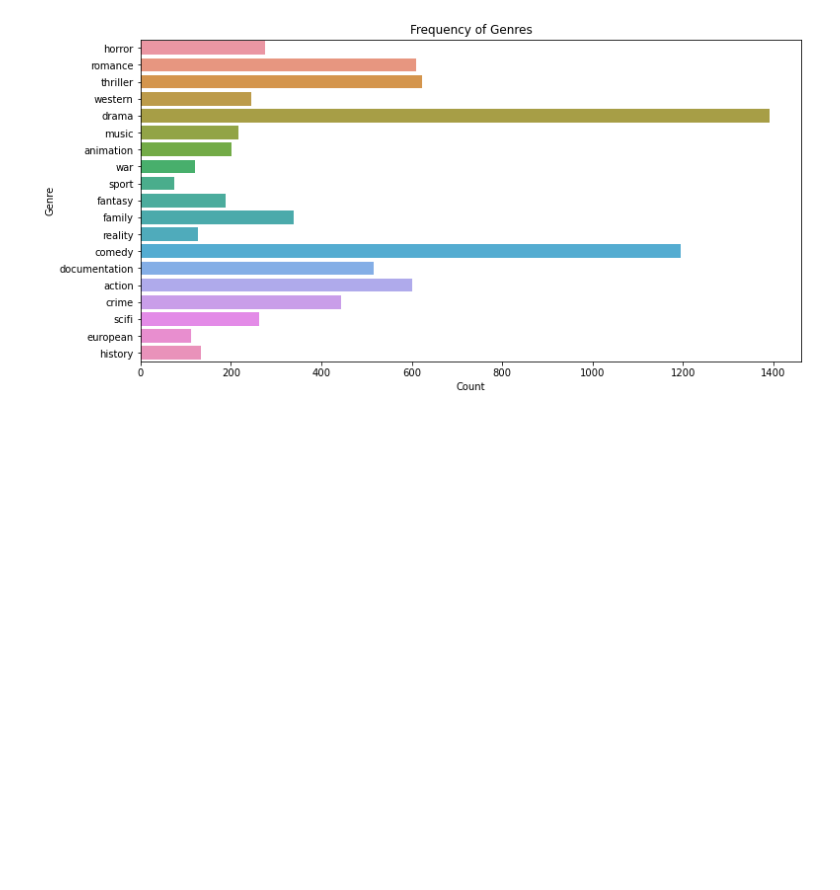
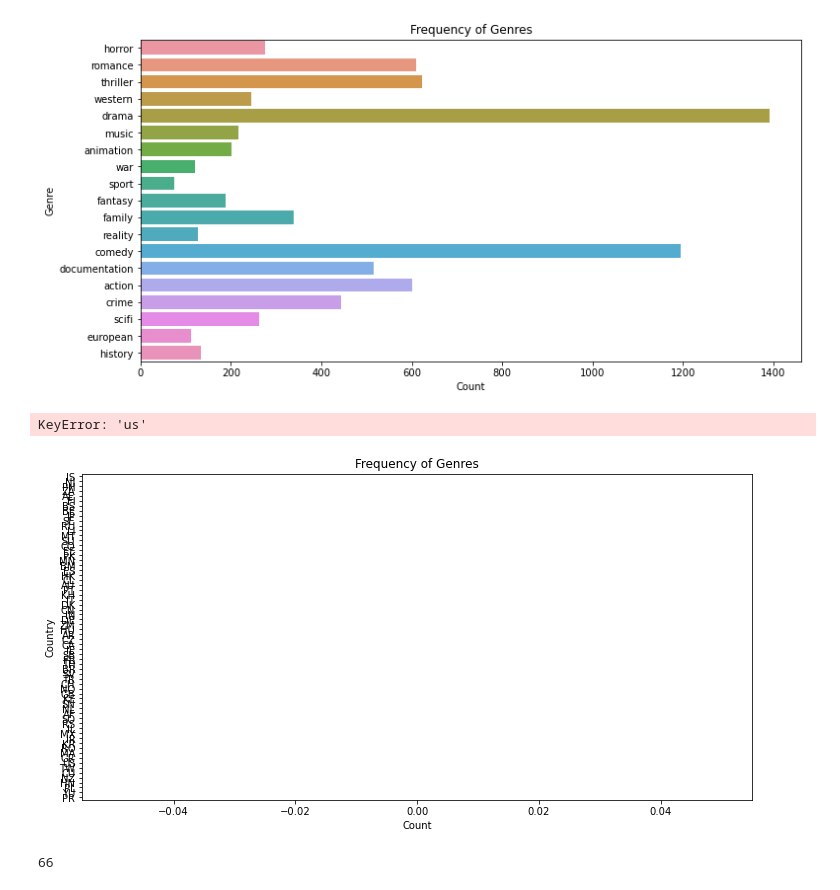
Before and after one commit to SoulTree-Lovers/DataScienceProject, a Jupyter notebook: SM/Paramount_EDA.ipynb, the cells around one changed output. Saved outputs shown, nothing was run; the diff lists cells and outputs as text; code cells hidden in the pictures; blank space fills up the shorter version.

```diff
--- a/SM/Paramount_EDA.ipynb
+++ b/SM/Paramount_EDA.ipynb
@@ -233,3 +237,33 @@ plt.ylabel("Genre")
 plt.show()
 # %% [output]
 [figure]
+# %%
+# genre 열의 데이터를 쉼표를 기준으로 분리하여 알파벳만 남긴 문자열로 변환하여 합집합 만들기
+genres = set()
+for genre_list in df['production_countries']:
+    if pd.notnull(genre_list):
+        genres.update(re.findall(r'[a-zA-Z]+', genre_list))
+# %%
+# 각 문자열의 빈도수 계산
+genre_counts = {genre: 0 for genre in genres}
+for genre_list in df['production_countries']:
+    if pd.notnull(genre_list):
+        for genre in re.findall(r'[a-zA-Z]+', genre_list):
+            genre = genre.lower()
+            genre_counts[genre] += 1
+# %% [output]
+KeyError: 'us'
+# %%
+# 빈도수 시각화
+plt.figure(figsize=(12, 6))
+sns.barplot(x=list(genre_counts.values()), y=list(genre_counts.keys()))
+plt.title("Frequency of Genres")
+plt.xlabel("Count")
+plt.ylabel("Country")
+plt.show()
+# %% [output]
+[figure, added]
+# %%
+len(list(genre_counts.values()))
+# %% [output]
+66
```
Also changed, not shown: parts of 1 cell of this notebook, 2 other files.
